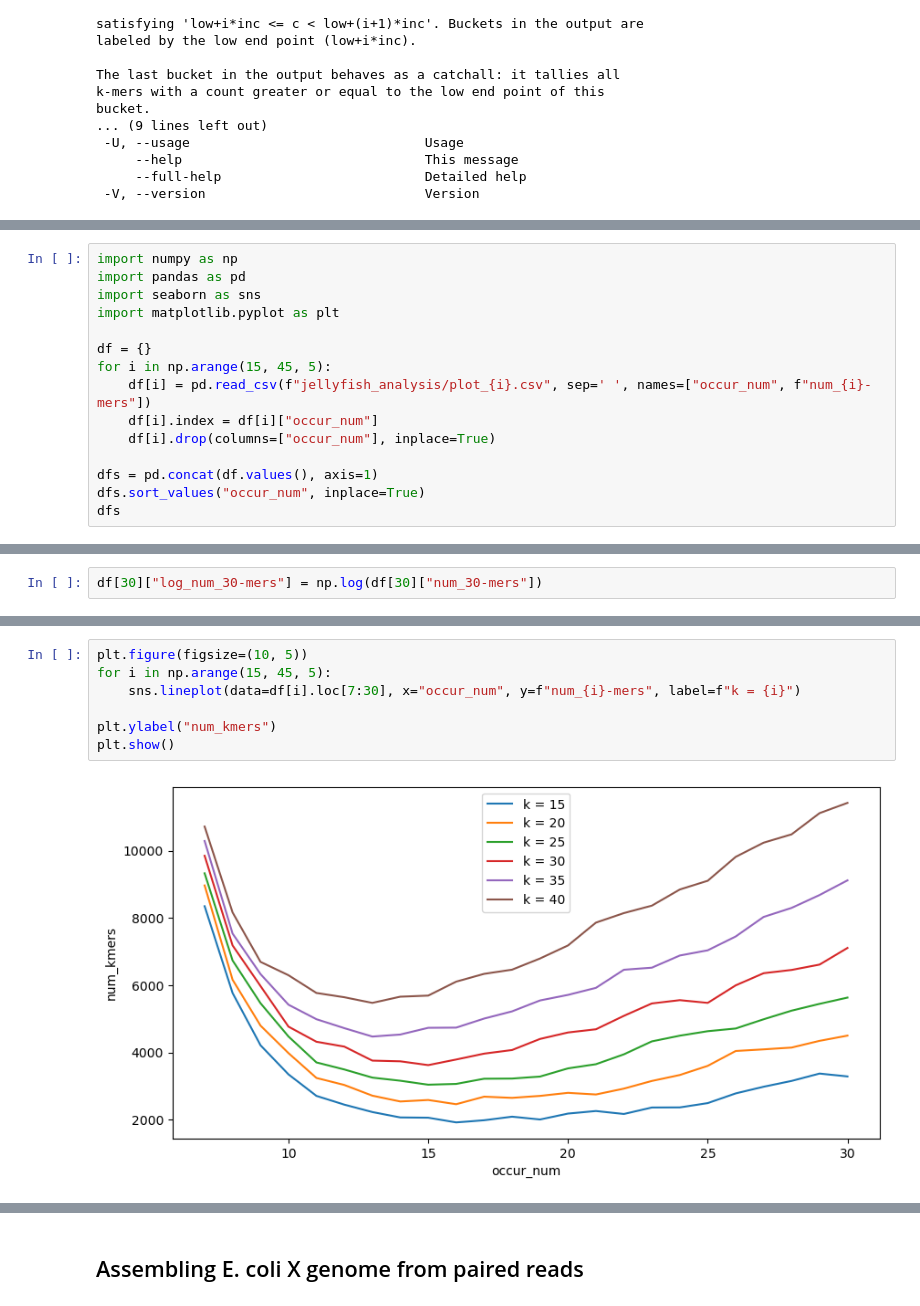
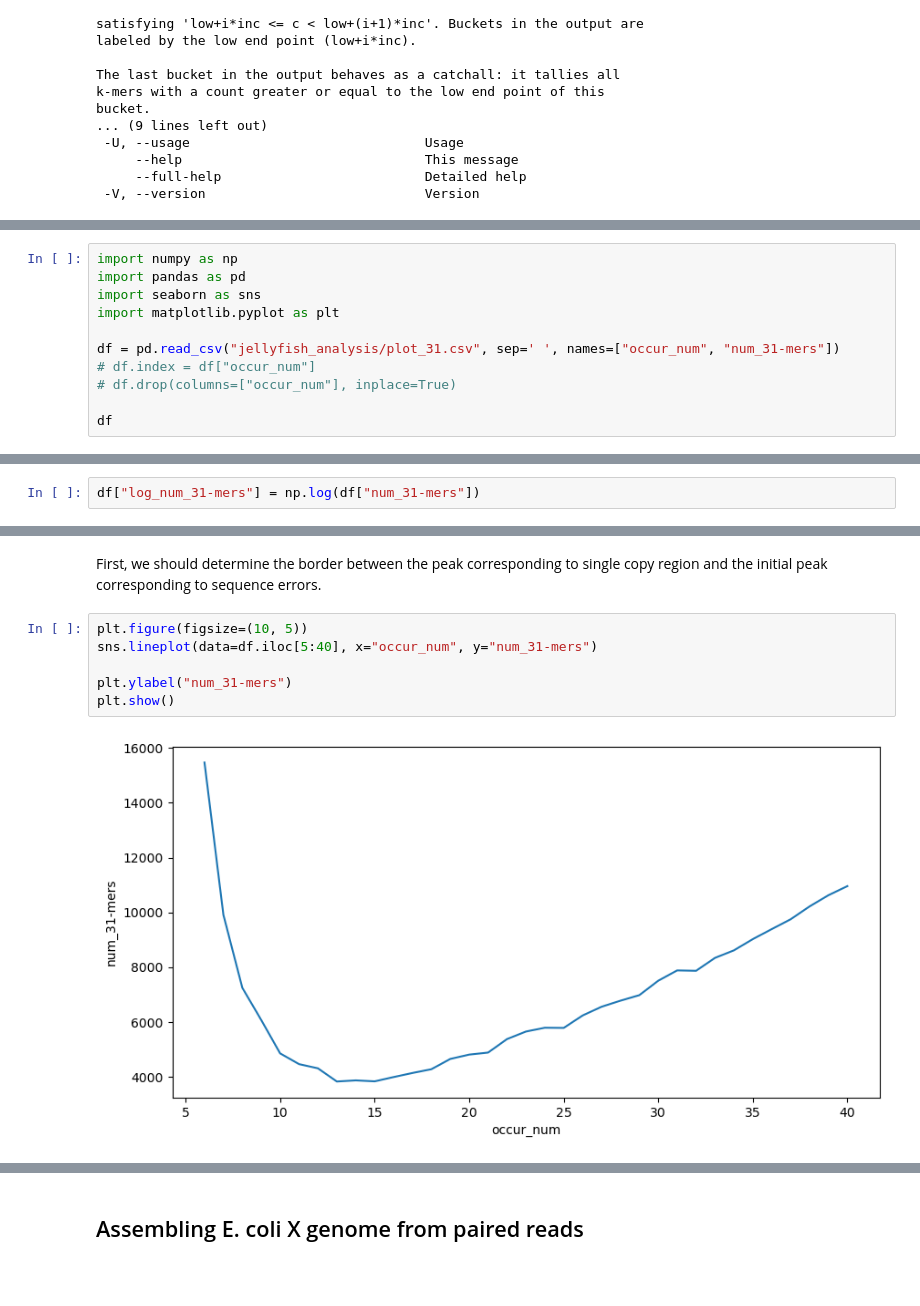
Before and after one commit to Nik9kin/workshopsBI, a Jupyter notebook: Project3/Lab_Notebook.ipynb, the cells around one changed output, grey strips where cells are left out. Cells and saved outputs as stored; diff of their text form; blank space fills up the shorter version.

Commit message:
jellyfish analysis

```diff
--- a/Project3/Lab_Notebook.ipynb
+++ b/Project3/Lab_Notebook.ipynb
@@ -147,13 +137,9 @@ import pandas as pd
 import seaborn as sns
 import matplotlib.pyplot as plt
 
-df = {}
-for i in np.arange(15, 45, 5):
-    df[i] = pd.read_csv(f"jellyfish_analysis/plot_{i}.csv", sep=' ', names=["occur_num", f"num_{i}-mers"])
-    df[i].index = df[i]["occur_num"]
-    df[i].drop(columns=["occur_num"], inplace=True)
+df = pd.read_csv("jellyfish_analysis/plot_31.csv", sep=' ', names=["occur_num", "num_31-mers"])
+# df.index = df["occur_num"]
+# df.drop(columns=["occur_num"], inplace=True)
 
-dfs = pd.concat(df.values(), axis=1)
-dfs.sort_values("occur_num", inplace=True)
-dfs
+df
 # %% [output]
@@ -174,4 +159,4 @@ dfs
 # %%
-df[30]["log_num_30-mers"] = np.log(df[30]["num_30-mers"])
+df["log_num_31-mers"] = np.log(df["num_31-mers"])
 # %%
 plt.figure(figsize=(10, 5))
@@ -192,9 +176,10 @@ plt.show()
+# %% [markdown]
+First, we should determine the border between the peak corresponding to single copy region and the initial peak corresponding to sequence errors.
 # %%
 plt.figure(figsize=(10, 5))
-for i in np.arange(15, 45, 5):
-    sns.lineplot(data=df[i].loc[7:30], x="occur_num", y=f"num_{i}-mers", label=f"k = {i}")
+sns.lineplot(data=df.iloc[5:40], x="occur_num", y="num_31-mers")
 
-plt.ylabel("num_kmers")
+plt.ylabel("num_31-mers")
 plt.show()
 # %% [output]
-[figure, old version]
+[figure, new version]
```
Also changed, not shown: parts of 23 cells of this notebook, 8 other files.
